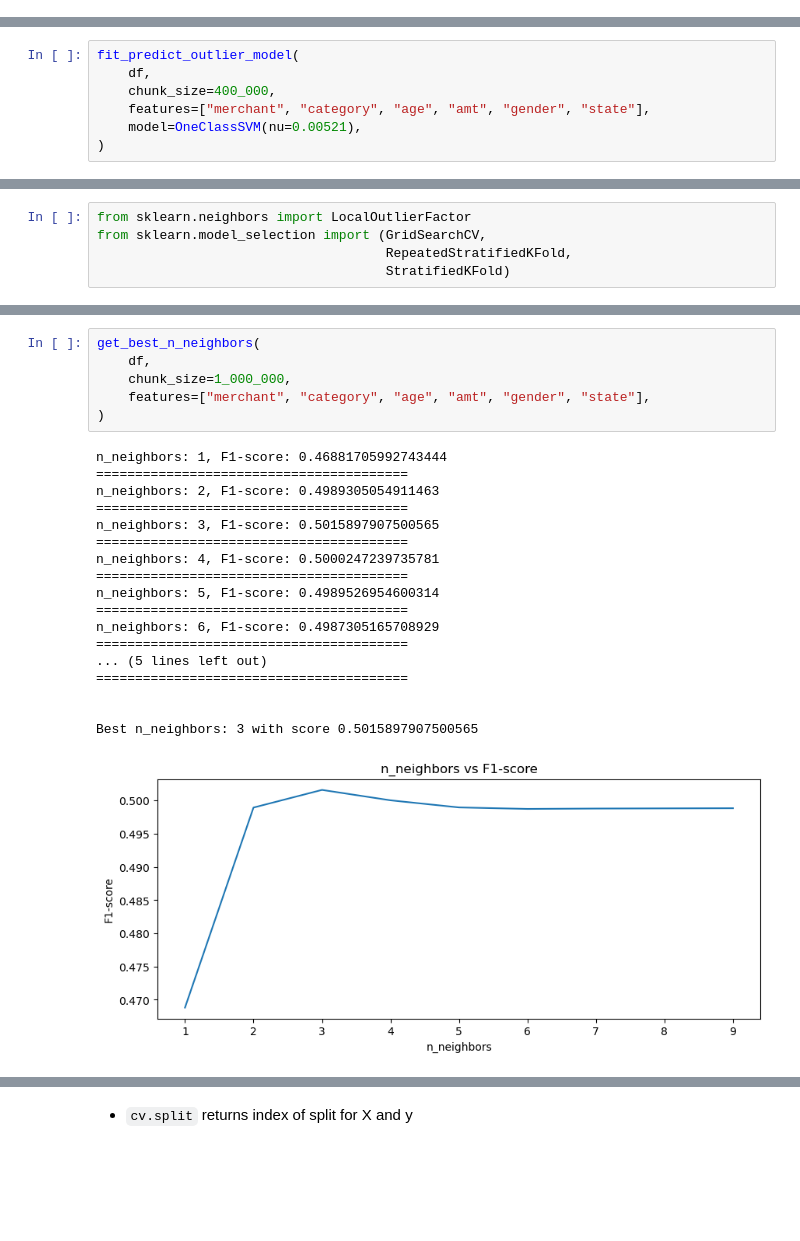
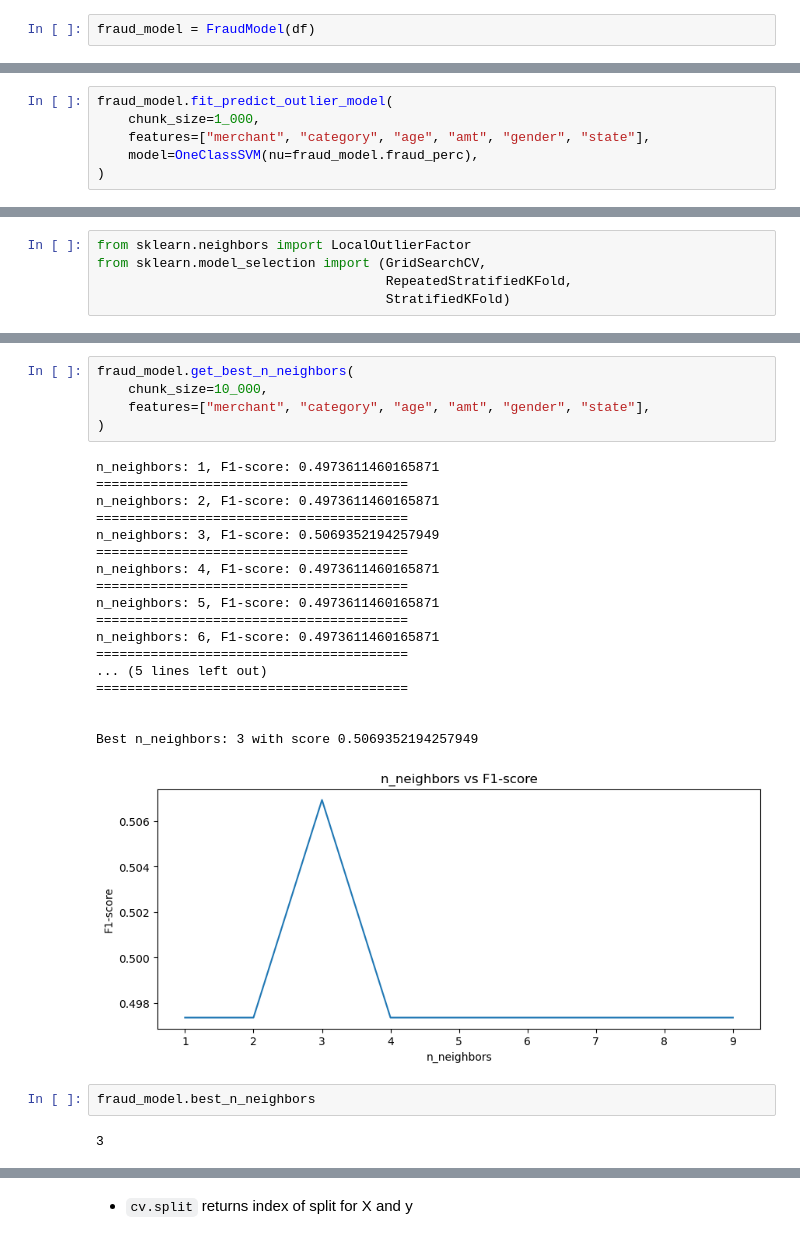
Before and after one commit to alliwene/fraud-detection, a Jupyter notebook: fraud.ipynb, the cells around one changed output, grey strips where cells are left out. Drawn from its saved outputs; the diff is of its cells as text; blank space fills up the shorter version.

Commit message:
feat: move model training to OOP

```diff
--- a/fraud.ipynb
+++ b/fraud.ipynb
@@ -982,0 +942,2 @@ def fit_predict_outlier_model(
+# %%
+fraud_model = FraudModel(df)
@@ -983,8 +948,7 @@ def fit_predict_outlier_model(
 # %%
-fit_predict_outlier_model(
-    df,
-    chunk_size=400_000,
+fraud_model.fit_predict_outlier_model(
+    chunk_size=1_000,
     features=["merchant", "category", "age", "amt", "gender", "state"],
-    model=OneClassSVM(nu=0.00521),
+    model=OneClassSVM(nu=fraud_model.fraud_perc),
 )
 # %% [output]
@@ -1081,25 +988,28 @@ def get_best_n_neighbors(
 # %%
-get_best_n_neighbors(
-    df,
-    chunk_size=1_000_000,
+fraud_model.get_best_n_neighbors(
+    chunk_size=10_000,
     features=["merchant", "category", "age", "amt", "gender", "state"],
 )
 # %% [output]
-n_neighbors: 1, F1-score: 0.46881705992743444
+n_neighbors: 1, F1-score: 0.4973611460165871
 ========================================
-n_neighbors: 2, F1-score: 0.4989305054911463
+n_neighbors: 2, F1-score: 0.4973611460165871
 ========================================
-n_neighbors: 3, F1-score: 0.5015897907500565
+n_neighbors: 3, F1-score: 0.5069352194257949
 ========================================
-n_neighbors: 4, F1-score: 0.5000247239735781
+n_neighbors: 4, F1-score: 0.4973611460165871
 ========================================
-n_neighbors: 5, F1-score: 0.4989526954600314
+n_neighbors: 5, F1-score: 0.4973611460165871
 ========================================
-n_neighbors: 6, F1-score: 0.4987305165708929
+n_neighbors: 6, F1-score: 0.4973611460165871
 ========================================
 ... (5 lines left out)
 ========================================
 
 
-Best n_neighbors: 3 with score 0.5015897907500565
+Best n_neighbors: 3 with score 0.5069352194257949
-[figure, old version]
+[figure, new version]
+# %%
+fraud_model.best_n_neighbors
+# %% [output]
+3
```
Also changed, not shown: parts of 18 cells of this notebook, 4 other files.
